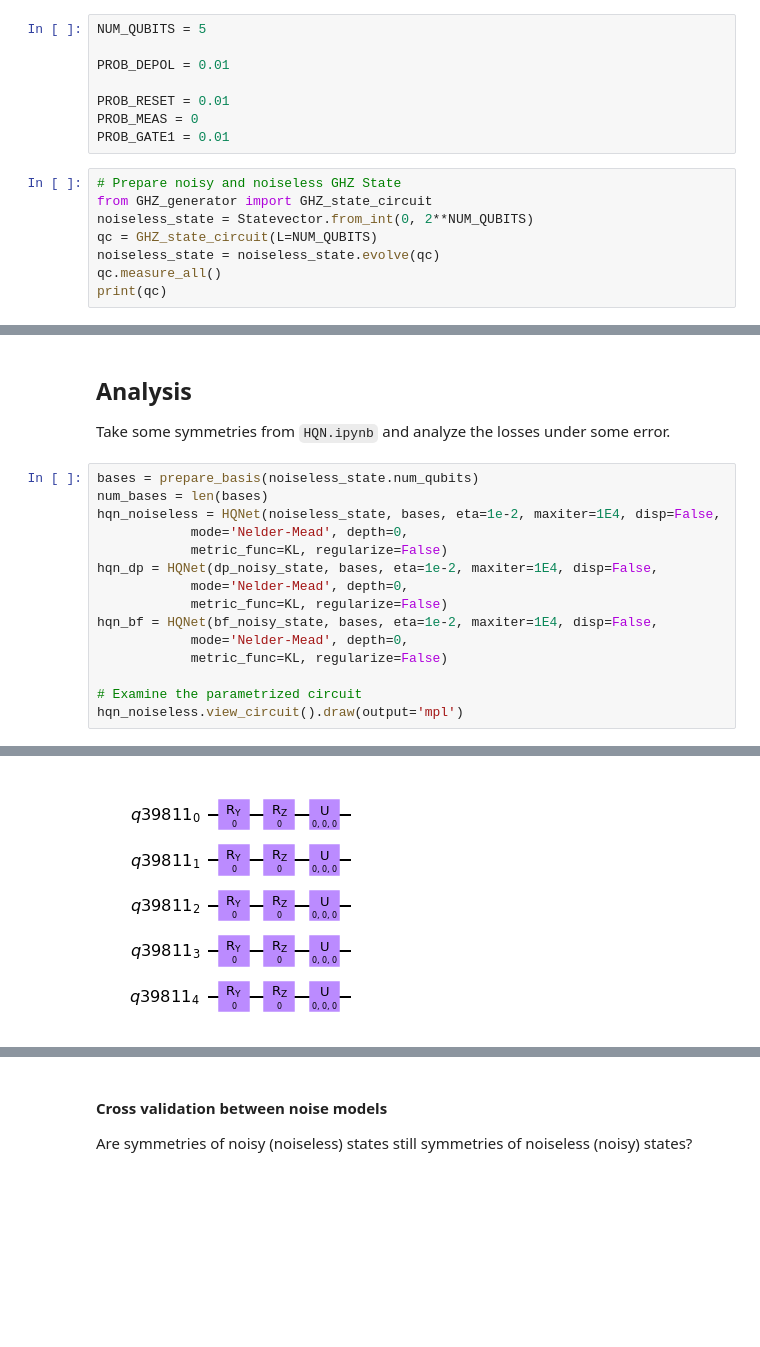
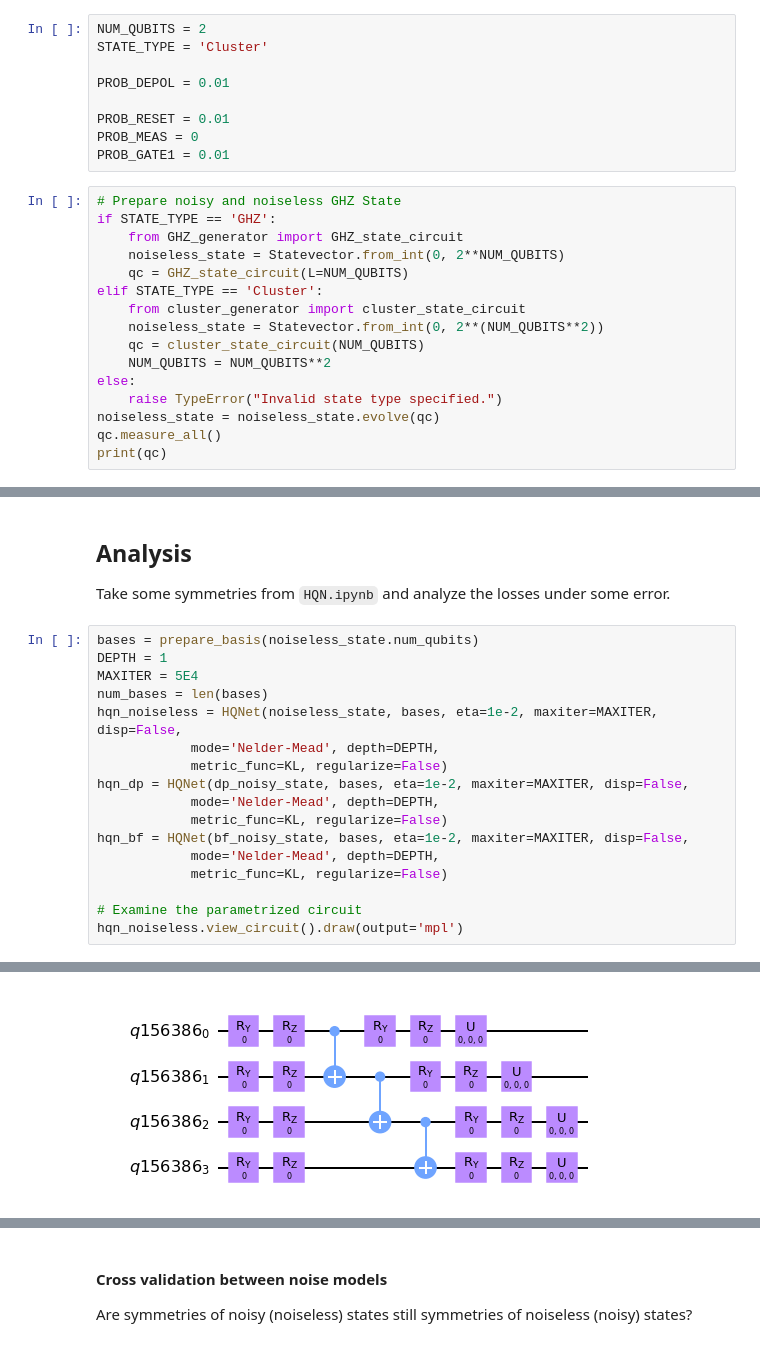
Before and after one commit to jz-lu/symmetry-learning, a Jupyter notebook: Noise.ipynb, the cells around one changed output, grey strips where cells are left out. Drawn from its saved outputs; the diff is of its cells as text; blank space fills up the shorter version.

Commit message:
noisy check

```diff
--- a/Noise.ipynb
+++ b/Noise.ipynb
@@ -26,7 +26,8 @@ from qiskit.providers.aer.noise import pauli_error, depolarizing_error
 from qiskit.tools.visualization import plot_histogram
 from qiskit.providers.aer.noise import NoiseModel
 # %%
-NUM_QUBITS = 5
+NUM_QUBITS = 2
+STATE_TYPE = 'Cluster'
 
 PROB_DEPOL = 0.01
 
@@ -35,9 +36,17 @@ PROB_MEAS = 0
 PROB_GATE1 = 0.01
 # %%
 # Prepare noisy and noiseless GHZ State
-from GHZ_generator import GHZ_state_circuit
-noiseless_state = Statevector.from_int(0, 2**NUM_QUBITS)
-qc = GHZ_state_circuit(L=NUM_QUBITS)
+if STATE_TYPE == 'GHZ':
+    from GHZ_generator import GHZ_state_circuit
+    noiseless_state = Statevector.from_int(0, 2**NUM_QUBITS)
+    qc = GHZ_state_circuit(L=NUM_QUBITS)
+elif STATE_TYPE == 'Cluster':
+    from cluster_generator import cluster_state_circuit
+    noiseless_state = Statevector.from_int(0, 2**(NUM_QUBITS**2))
+    qc = cluster_state_circuit(NUM_QUBITS)
+    NUM_QUBITS = NUM_QUBITS**2
+else:
+    raise TypeError("Invalid state type specified.")
 noiseless_state = noiseless_state.evolve(qc)
 qc.measure_all()
 print(qc)
@@ -136,15 +139,17 @@ bf_noisy_state = Statevector(bf_dist)
 Take some symmetries from `HQN.ipynb` and analyze the losses under some error.
 # %%
 bases = prepare_basis(noiseless_state.num_qubits)
+DEPTH = 1
+MAXITER = 5E4
 num_bases = len(bases)
-hqn_noiseless = HQNet(noiseless_state, bases, eta=1e-2, maxiter=1E4, disp=False,
-            mode='Nelder-Mead', depth=0,
+hqn_noiseless = HQNet(noiseless_state, bases, eta=1e-2, maxiter=MAXITER, disp=False,
+            mode='Nelder-Mead', depth=DEPTH,
             metric_func=KL, regularize=False)
-hqn_dp = HQNet(dp_noisy_state, bases, eta=1e-2, maxiter=1E4, disp=False,
-            mode='Nelder-Mead', depth=0,
+hqn_dp = HQNet(dp_noisy_state, bases, eta=1e-2, maxiter=MAXITER, disp=False,
+            mode='Nelder-Mead', depth=DEPTH,
             metric_func=KL, regularize=False)
-hqn_bf = HQNet(bf_noisy_state, bases, eta=1e-2, maxiter=1E4, disp=False,
-            mode='Nelder-Mead', depth=0,
+hqn_bf = HQNet(bf_noisy_state, bases, eta=1e-2, maxiter=MAXITER, disp=False,
+            mode='Nelder-Mead', depth=DEPTH,
             metric_func=KL, regularize=False)
 
 # Examine the parametrized circuit
@@ -168,3 +167,3 @@ Parametrized quantum circuit initialized.
-[figure, old version]
+[figure, new version]
 # %%
 # Find the symmetries of the noiseless and noisy states.
```
Also changed, not shown: parts of 10 cells of this notebook, 4 other files.
